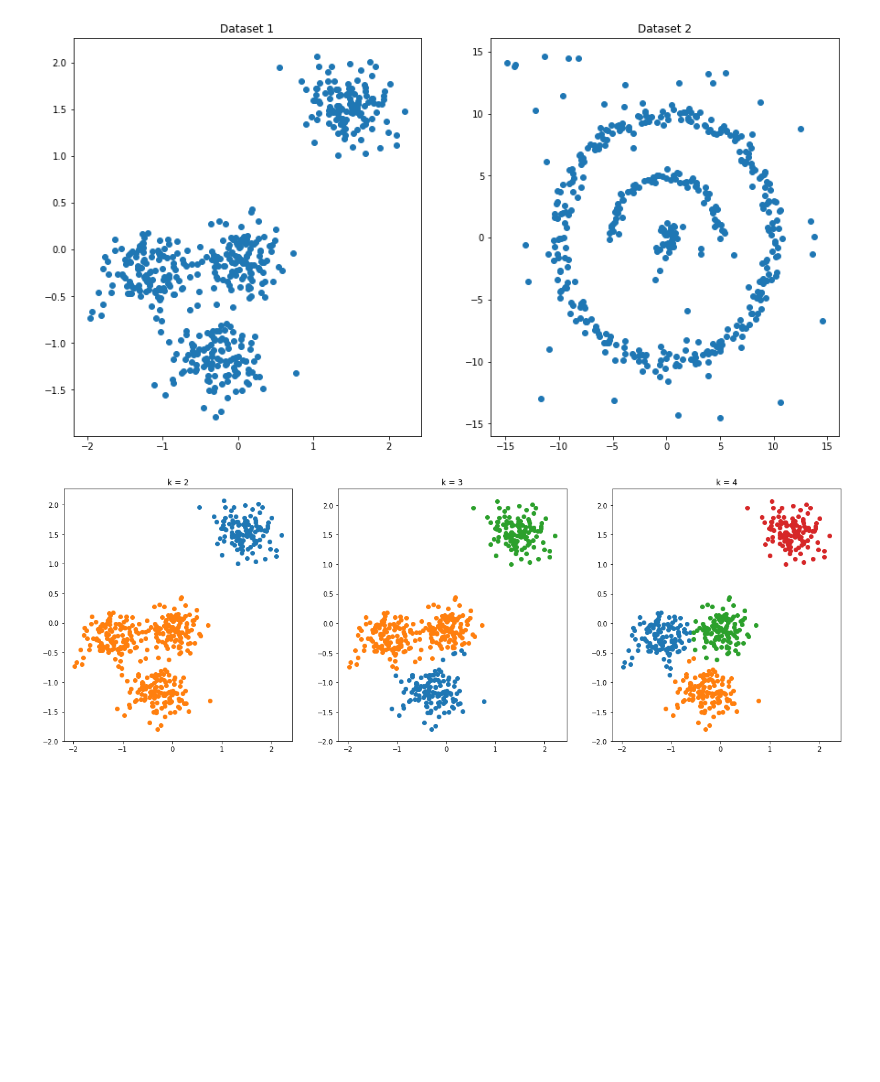
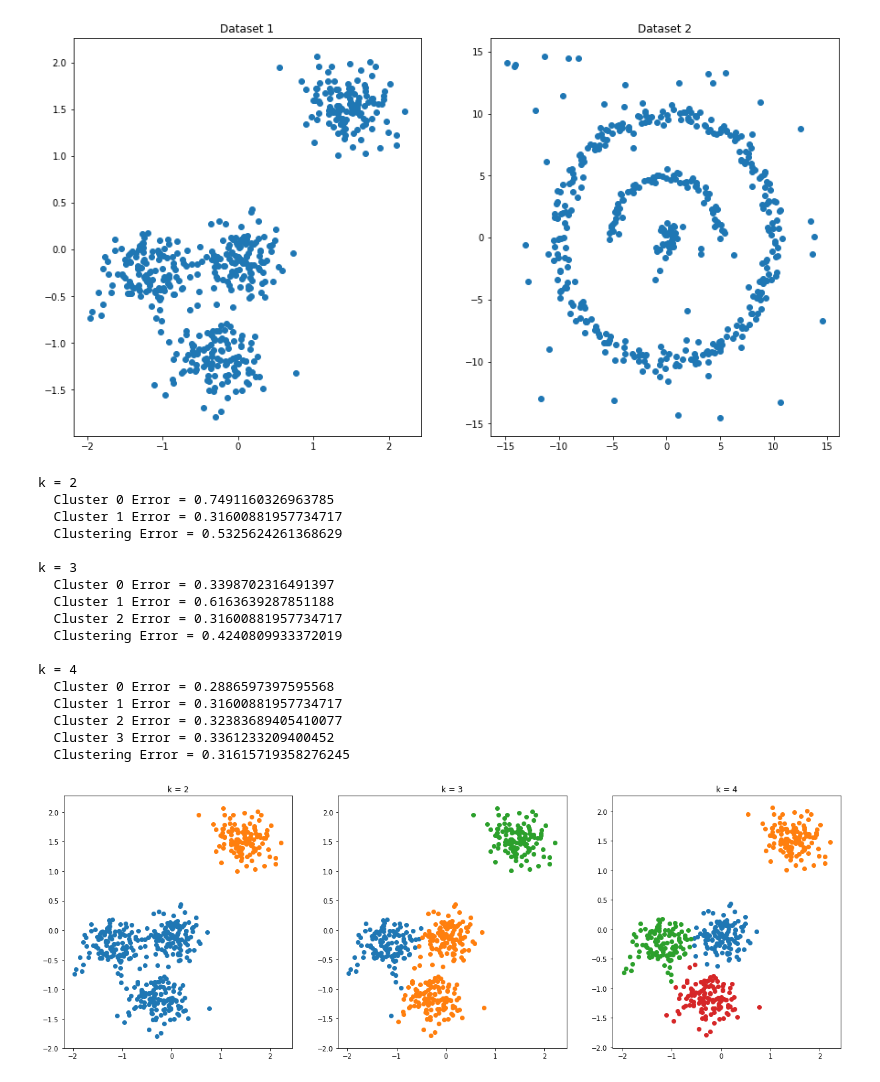
Before and after one commit to mohammadmozafari/data-mining-aut, a Jupyter notebook: 4_kmeans.ipynb, the cells around one changed output. Cells and saved outputs as stored; diff of their text form; code cells hidden in the pictures; blank space fills up the shorter version.

Commit message:
Finish kmeans clustering

```diff
--- a/4_kmeans.ipynb
+++ b/4_kmeans.ipynb
@@ -31,16 +31,53 @@ def kmeans_clustering(data, k, iters):
             centroids[i] = data[clusters == i, :].mean(axis=0)
     return centroids, clusters
 # %%
-def run_kmeans(ks, dataset, iters):
-    fig, axes = plt.subplots(1, 3)
-    fig.set_size_inches(21, 7)
+def run_kmeans(ks, dataset, iters, talk=True):
+    if talk:
+        fig, axes = plt.subplots(1, len(ks))
+        fig.set_size_inches(len(ks) * 7, 7)
+
+    clustering_errors = []
     for i, k in enumerate(ks):
-        centroids, clusters = kmeans_clustering(dataset1, k, iters)
+        centroids, clusters = kmeans_clustering(dataset, k, iters)
+        if talk:
+            for j in range(k):
+                cluster = dataset[clusters == j, :]
+                axes[i].scatter(cluster[:, 0], cluster[:, 1])
+                axes[i].title.set_text('k = {}'.format(k))
+
+        distances = (dataset ** 2).sum(axis=1).reshape(-1, 1) + (centroids ** 2).sum(axis=1).reshape(1, -1) - 2 * (dataset @ centroids.T)
+        distances = distances ** 0.5
+        clusters = distances.argmin(axis=1)
+        errors = []
         for j in range(k):
-            cluster = dataset1[clusters == j, :]
-            axes[i].scatter(cluster[:, 0], cluster[:, 1])
-            axes[i].title.set_text('k = {}'.format(k))
+            errors.append(distances[clusters == j].min(axis=1).mean())
+        if talk:
+            print('k = {}'.format(k))
+            for j in range(k):
+                print('  Cluster {} Error = {}'.format(j, errors[j]))
+            print('  Clustering Error = {}'.format(sum(errors) / len(errors)))
+            print()
 
-run_kmeans([2, 3, 4], dataset1, 50)
+        clustering_errors.append(sum(errors) / len(errors))
+    return clustering_errors
-# %% [output]
-[figure, removed]
+# %%
+errors = run_kmeans([2, 3, 4], dataset1, 1000)
+# %% [output]
+k = 2
+  Cluster 0 Error = 0.7491160326963785
+  Cluster 1 Error = 0.31600881957734717
+  Clustering Error = 0.5325624261368629
+
+k = 3
+  Cluster 0 Error = 0.3398702316491397
+  Cluster 1 Error = 0.6163639287851188
+  Cluster 2 Error = 0.31600881957734717
+  Clustering Error = 0.4240809933372019
+
+k = 4
+  Cluster 0 Error = 0.2886597397595568
+  Cluster 1 Error = 0.31600881957734717
+  Cluster 2 Error = 0.32383689405410077
+  Cluster 3 Error = 0.3361233209400452
+  Clustering Error = 0.31615719358276245
+[figure, added]
```
Also changed, not shown: parts of 2 cells of this notebook.
